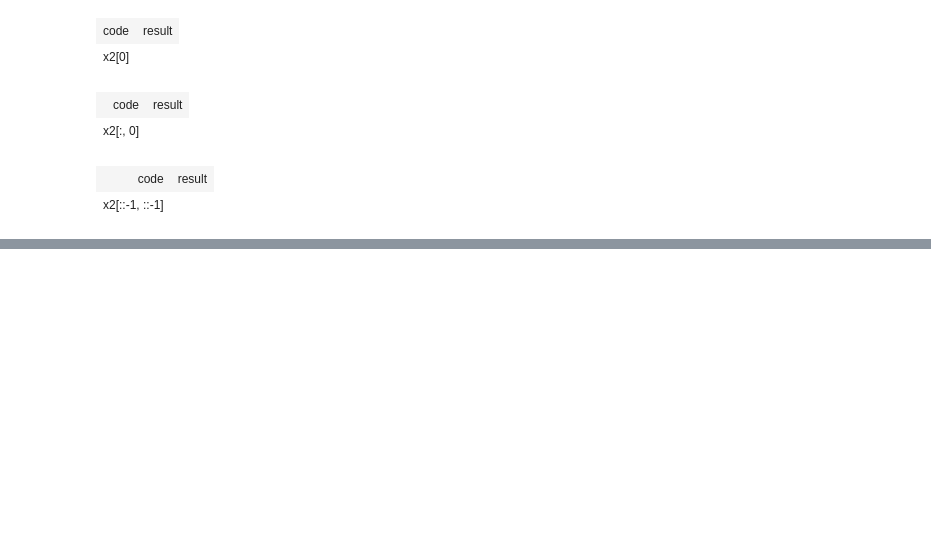
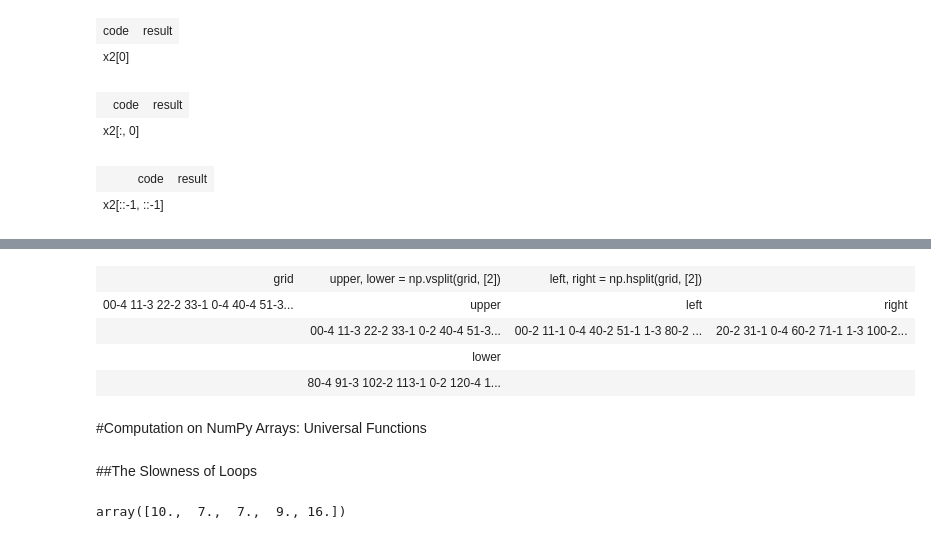
Before and after one commit to fbeilstein/kai_programming, a Jupyter notebook: lecture_2_numpy_refresher.ipynb, the cells around one changed output, grey strips where cells are left out. Cells and saved outputs as stored; diff of their text form; code cells hidden in the pictures; blank space fills up the shorter version.

```diff
--- a/lecture_2_numpy_refresher.ipynb
+++ b/lecture_2_numpy_refresher.ipynb
@@ -1080,0 +1344,37 @@ do_example()
+# %%
+grid = np.arange(16).reshape((4, 4))
+upper, lower = np.vsplit(grid, [2])
+left, right = np.hsplit(grid, [2])
+
+draw_tbl([['grid', 'upper, lower = np.vsplit(grid, [2])', {'text': 'left, right = np.hsplit(grid, [2])', 'colspan': 2}],
+          [{'text':array_to_html(grid), 'rowspan':4}, 'upper', 'left', 'right'],
+          [array_to_html(upper), {'text': array_to_html(left), 'rowspan':3}, {'text': array_to_html(right), 'rowspan':3}],
+          ['lower'],
+          [array_to_html(lower)]])
+# %% [output]
+| grid | upper, lower = np.vsplit(grid, [2]) | left, right = np.hsplit(grid, [2]) |  |
+| 00-4 11-3 22-2 33-1 0-4 40-4 51-3... | upper | left | right |
+|  | 00-4 11-3 22-2 33-1 0-2 40-4 51-3... | 00-2 11-1 0-4 40-2 51-1 1-3 80-2 ... | 20-2 31-1 0-4 60-2 71-1 1-3 100-2... |
+|  | lower |  |  |
+|  | 80-4 91-3 102-2 113-1 0-2 120-4 1... |  |  |
+# %% [markdown]
+#Computation on NumPy Arrays: Universal Functions
+# %% [markdown]
+##The Slowness of Loops
+# %%
+import numpy as np
+np.random.seed(0)
+
+
+def sum_arrays(arr1, arr2):
+  output = np.empty(len(arr1))
+  for i in range(len(arr1)):
+    output[i] = arr1[i] + arr2[i]
+  return output
+
+sz = 5
+values1 = np.random.randint(1, 10, size=sz)
+values2 = np.random.randint(1, 10, size=sz)
+sum_arrays(values1, values2)
+# %% [output]
+array([10.,  7.,  7.,  9., 16.])
```
Also changed, not shown: parts of 73 cells of this notebook.
